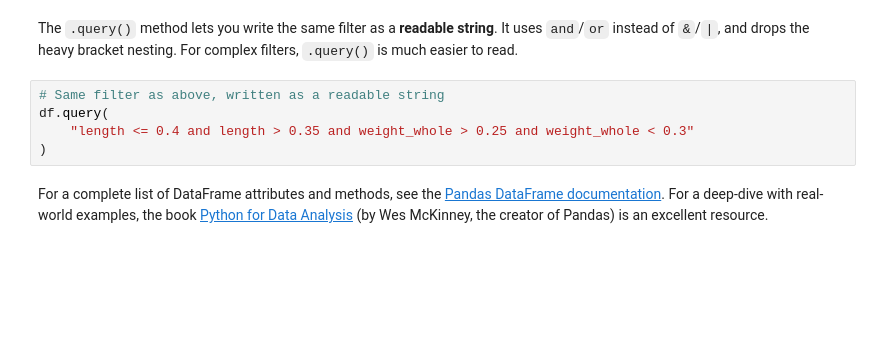
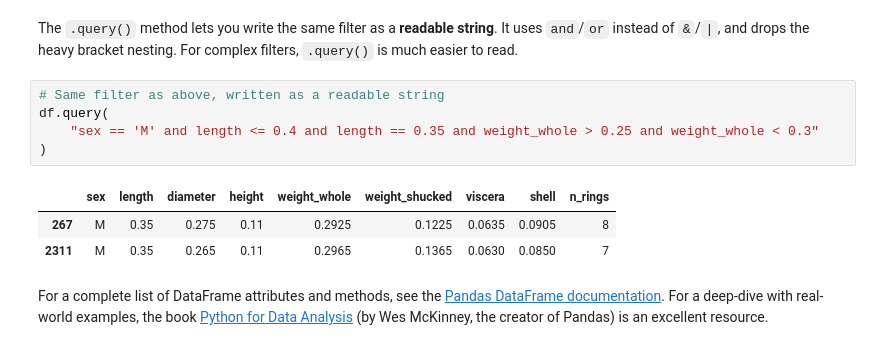
Before and after one commit to d-linkiewicz/amle-pandas, a Jupyter notebook: 1_basics/01_intro_to_pandas.ipynb, the cells around one changed output. Saved outputs shown, nothing was run; the diff lists cells and outputs as text; blank space fills up the shorter version.

```diff
--- a/1_basics/01_intro_to_pandas.ipynb
+++ b/1_basics/01_intro_to_pandas.ipynb
@@ -333,8 +498,12 @@ The `.query()` method lets you write the same filter as a **readable string**. I
 # %%
 # Same filter as above, written as a readable string
 df.query(
-    "length <= 0.4 and length > 0.35 and weight_whole > 0.25 and weight_whole < 0.3"
+    "sex == 'M' and length <= 0.4 and length == 0.35 and weight_whole > 0.25 and weight_whole < 0.3"
 )
+# %% [output]
+|  | sex | length | diameter | height | weight_whole | weight_shucked | viscera | shell | n_rings |
+| 267 | M | 0.35 | 0.275 | 0.11 | 0.2925 | 0.1225 | 0.0635 | 0.0905 | 8 |
+| 2311 | M | 0.35 | 0.265 | 0.11 | 0.2965 | 0.1365 | 0.0630 | 0.0850 | 7 |
 # %% [markdown]
 For a complete list of DataFrame attributes and methods, see the [Pandas DataFrame documentation](https://pandas.pydata.org/pandas-docs/stable/reference/api/pandas.DataFrame.html). For a deep-dive with real-world examples, the book [Python for Data Analysis](http://shop.oreilly.com/product/0636920023784.do) (by Wes McKinney, the creator of Pandas) is an excellent resource.
 # %% [markdown]
```
Also changed, not shown: parts of 39 cells of this notebook.
